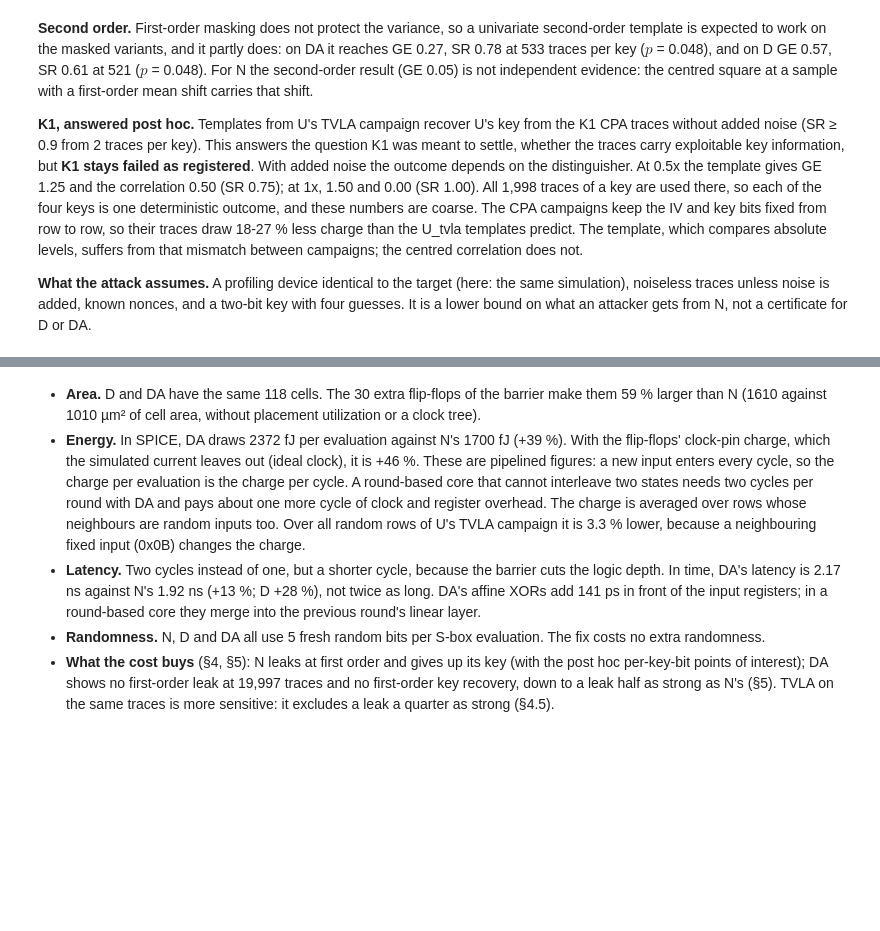
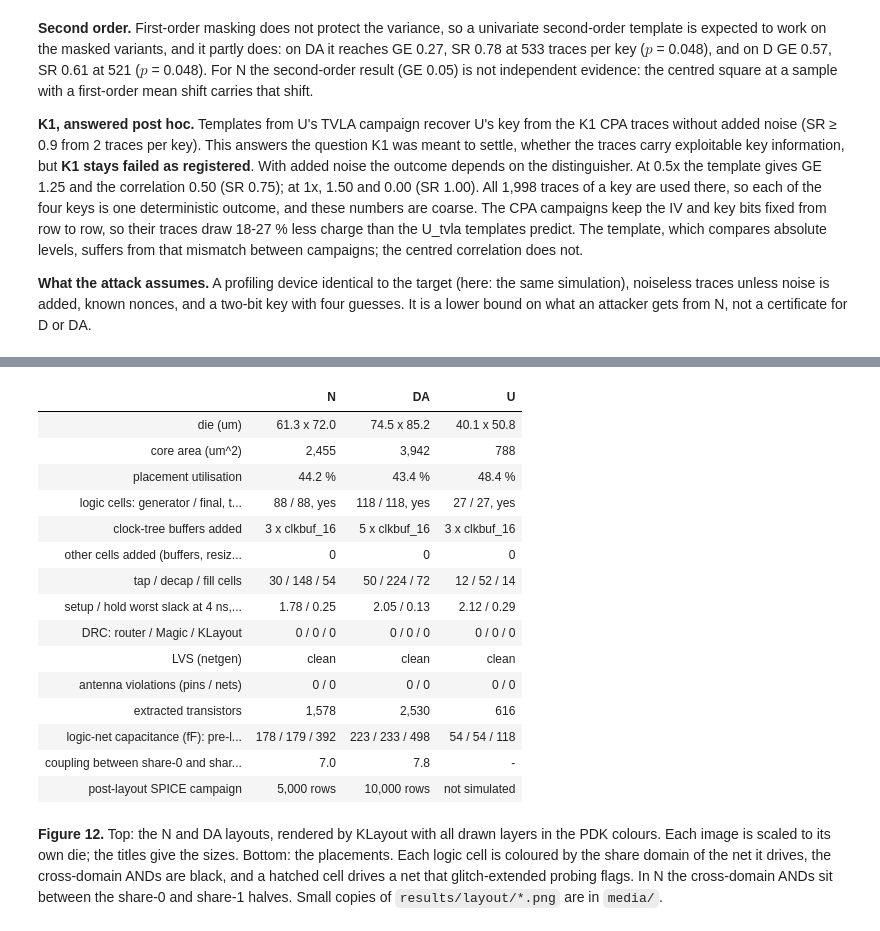
Before and after one commit to Sarkar22/ascon-glitch-leakage, a Jupyter notebook: notebook/ascon_glitch_leakage.ipynb, the cells around one changed output, grey strips where cells are left out. Cells and saved outputs as stored; diff of their text form; code cells hidden in the pictures; blank space fills up the shorter version.

```diff
--- a/notebook/ascon_glitch_leakage.ipynb
+++ b/notebook/ascon_glitch_leakage.ipynb
@@ -700,20 +700,25 @@ else:
-# %% [markdown]
-* **Area.** D and DA have the same 118 cells. The 30 extra flip-flops of the barrier make them
-  59 % larger than N (1610 against 1010 µm² of cell area, without
-  placement utilization or a clock tree).
-* **Energy.** In SPICE, DA draws 2372 fJ per evaluation against N's 1700 fJ
-  (+39 %). With the flip-flops' clock-pin charge, which the simulated current leaves out
-  (ideal clock), it is +46 %. These are pipelined figures: a new input enters every cycle, so the
-  charge per evaluation is the charge per cycle. A round-based core that cannot interleave two states needs two
-  cycles per round with DA and pays about one more cycle of clock and register overhead. The charge is averaged
-  over rows whose neighbours are random inputs too. Over all random rows of U's TVLA campaign it is 3.3 %
-  lower, because a neighbouring fixed input (0x0B) changes the charge.
-* **Latency.** Two cycles instead of one, but a shorter cycle, because the barrier cuts the logic depth. In time, DA's
-  latency is 2.17 ns against N's 1.92 ns (+13 %; D
-  +28 %), not twice as long. DA's affine XORs add 141 ps in front of the input
-  registers; in a round-based core they merge into the previous round's linear layer.
-* **Randomness.** N, D and DA all use 5 fresh random bits per S-box evaluation. The fix
-  costs no extra randomness.
-* **What the cost buys** (§4, §5): N leaks at first order and gives up its key (with the post hoc per-key-bit points
-  of interest); DA shows no first-order leak at 19,997 traces and no first-order key recovery, down to a leak
-  half as strong as N's (§5). TVLA on the same traces is more sensitive: it excludes a leak a quarter as strong (§4.5).
+# %%
+nbfigs.show_md(nbfigs.layout_table())
+# %% [output]
+|  | N | DA | U |
+| die (um) | 61.3 x 72.0 | 74.5 x 85.2 | 40.1 x 50.8 |
+| core area (um^2) | 2,455 | 3,942 | 788 |
+| placement utilisation | 44.2 % | 43.4 % | 48.4 % |
+| logic cells: generator / final, t... | 88 / 88, yes | 118 / 118, yes | 27 / 27, yes |
+| clock-tree buffers added | 3 x clkbuf_16 | 5 x clkbuf_16 | 3 x clkbuf_16 |
+| other cells added (buffers, resiz... | 0 | 0 | 0 |
+| tap / decap / fill cells | 30 / 148 / 54 | 50 / 224 / 72 | 12 / 52 / 14 |
+| setup / hold worst slack at 4 ns,... | 1.78 / 0.25 | 2.05 / 0.13 | 2.12 / 0.29 |
+| DRC: router / Magic / KLayout | 0 / 0 / 0 | 0 / 0 / 0 | 0 / 0 / 0 |
+| LVS (netgen) | clean | clean | clean |
+| antenna violations (pins / nets) | 0 / 0 | 0 / 0 | 0 / 0 |
+| extracted transistors | 1,578 | 2,530 | 616 |
+| logic-net capacitance (fF): pre-l... | 178 / 179 / 392 | 223 / 233 / 498 | 54 / 54 / 118 |
+| coupling between share-0 and shar... | 7.0 | 7.8 | - |
+| post-layout SPICE campaign | 5,000 rows | 10,000 rows | not simulated |
+# %% [markdown]
+**Figure 12.** Top: the N and DA layouts, rendered by KLayout with all drawn layers in the PDK colours. Each image is
+scaled to its own die; the titles give the sizes. Bottom: the placements. Each logic cell is coloured by the share
+domain of the net it drives, the cross-domain ANDs are black, and a hatched cell drives a net that glitch-extended
+probing flags. In N the cross-domain ANDs sit between the share-0 and share-1 halves. Small copies of
+`results/layout/*.png` are in `media/`.
```
Also changed, not shown: parts of 27 cells of this notebook, 43 other files.
